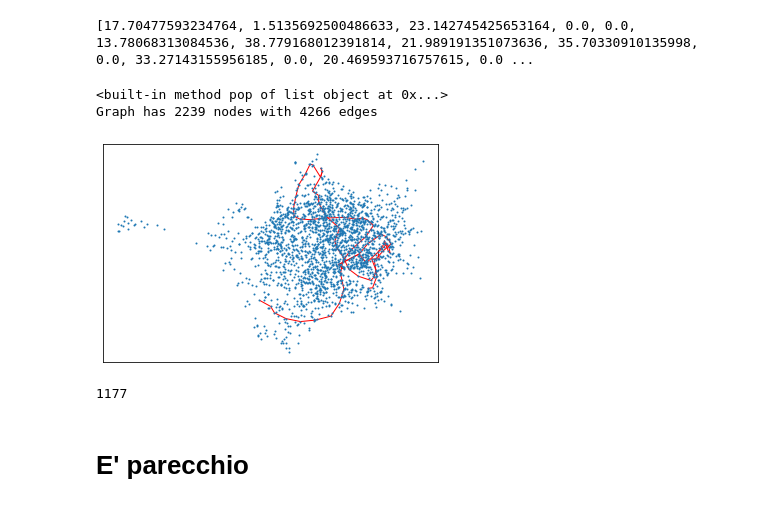
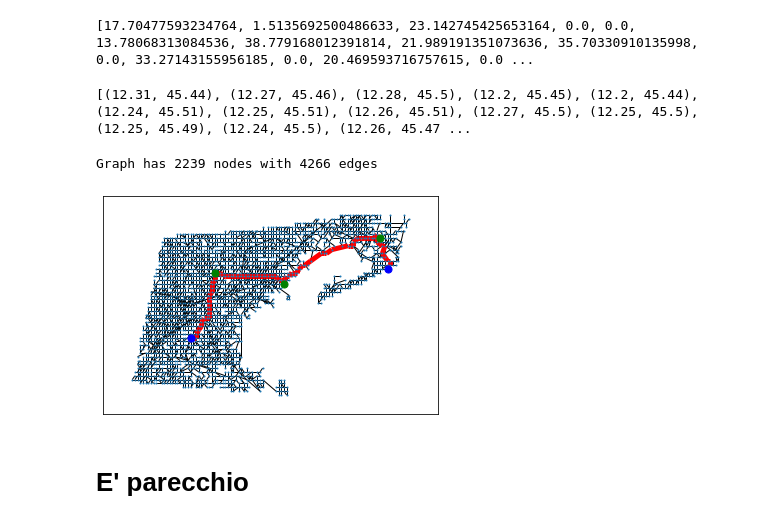
Before and after one commit to KrukDallan/AI-Project, a Jupyter notebook: code/python notebooks/AlgoCarSharing.ipynb, the cells around one changed output. Saved outputs shown, nothing was run; the diff lists cells and outputs as text; code cells hidden in the pictures.

```diff
--- a/code/python notebooks/AlgoCarSharing.ipynb
+++ b/code/python notebooks/AlgoCarSharing.ipynb
@@ -612,14 +607,16 @@ for driv_id in dict(matching):
 # %%
 from networkx.linalg.graphmatrix import incidence_matrix
+trips_list=[]
 driver_opt_list = [] #this will be a list of lists of node IDs e.g. [[1,4,254,45], [2,13]]
 best_cost=[]
 for driv_id in dict(matching):
     type(driv_id.name)
     tmp = []
     tmp2 = []
+    tmp3=[]
 
     origin = drivers[driv_id.name].start_point['id'] #id of start node for driver driv_id
-
+    tmp3.append(node_coords[origin])
     for node in dict(matching)[driv_id]:
         if riders[node.name].start_point['id']!=0:
           tmp.append(riders[node.name].start_point['id']) #coords of intermediate points
@@ -661,8 +658,10 @@ for driv_id in dict(matching):
     #print(best)
     for node in best:
       tmp2.append(node)
+      tmp3.append(node_coords[node])
     driver_opt_list.append(tmp2)
     best_cost.append(cost_path)
+    trips_list.append(tmp3)
     #print(driver_opt_list)
     #print(cost_path)
 
@@ -686,36 +685,6 @@ for i in range(0,len(best_cost)):
 print(saved_CO2)
 # %% [output]
 [17.70477593234764, 1.5135692500486633, 23.142745425653164, 0.0, 0.0, 13.78068313084536, 38.779168012391814, 21.989191351073636, 35.70330910135998, 0.0, 33.27143155956185, 0.0, 20.469593716757615, 0.0 ...
-# %%
-#da sistemare
-
-import networkx as nx
-import matplotlib.pyplot as plt
-
-#Gr=nx.Graph(name="buba")
-routes = list(driver_opt_list[2])
-edges = []
-print(routes.pop)
-for i in range(0,len(routes)-1):
-    route_edges = [(routes[i],routes[i+1])]
-    #G.add_nodes_from(routes)
-    #G.add_edges_from(route_edges)
-    edges.append(route_edges)
-
-
-print("Graph has %d nodes with %d edges" %(G.number_of_nodes(),
-G.number_of_edges()))
-
-pos = nx.spring_layout(G,)
-nx.draw_networkx_nodes(G,pos=pos, node_size=1)
-#nx.draw_networkx_labels(G,pos=pos, font_size=3)
-for ctr, edgelist in enumerate(edges):
-  nx.draw_networkx_edges(G,pos=pos,edgelist=edgelist,edge_color = 'r', width=1, node_size=1)
-plt.savefig('this.png')
-# %% [output]
-<built-in method pop of list object at 0x...>
-Graph has 2239 nodes with 4266 edges
-[figure, removed]
 # %%
 """
 Returns a (potentially very long) list of coordinates that constitute a bounding box for the points in list_of_coords, with a tolerance of delta
@@ -732,7 +701,31 @@ def find_bbox(list_of_coords, delta):
 # %%
 len(find_bbox(trips_list[18], 0))
 # %% [output]
-1177
+[(12.31, 45.44), (12.27, 45.46), (12.28, 45.5), (12.2, 45.45), (12.2, 45.44), (12.24, 45.51), (12.25, 45.51), (12.26, 45.51), (12.27, 45.5), (12.25, 45.5), (12.25, 45.49), (12.24, 45.5), (12.26, 45.47 ...
+# %%
+import networkx as nx
+import matplotlib.pyplot as plt
+
+routes = list(driver_opt_list[7])
+edges = []
+tmp_riders=list(test[7])
+
+for i in range(0,len(routes)-1):
+    edges.append([(routes[i],routes[i+1])])
+
+print("Graph has %d nodes with %d edges" %(G.number_of_nodes(),
+G.number_of_edges()))
+
+nx.draw_networkx(G, pos=node_coords, with_labels=False, node_size=1)
+#nx.draw_networkx_labels(G,pos=pos, font_size=3)
+for edgelist in edges:
+  nx.draw_networkx_edges(G,pos=node_coords,edgelist=edgelist,edge_color = 'r', width=5)
+nx.draw_networkx_nodes(G, pos=node_coords, nodelist=tmp_riders, node_color='g',node_size=50)
+nx.draw_networkx_nodes(G, pos=node_coords, nodelist=[routes[0],routes[len(routes)-1]], node_color='b',node_size=50)
+plt.savefig('this.png')
+# %% [output]
+Graph has 2239 nodes with 4266 edges
+[figure, added]
 # %% [markdown]
 # E' parecchio
 # %%
```
Also changed, not shown: parts of 5 cells of this notebook.
